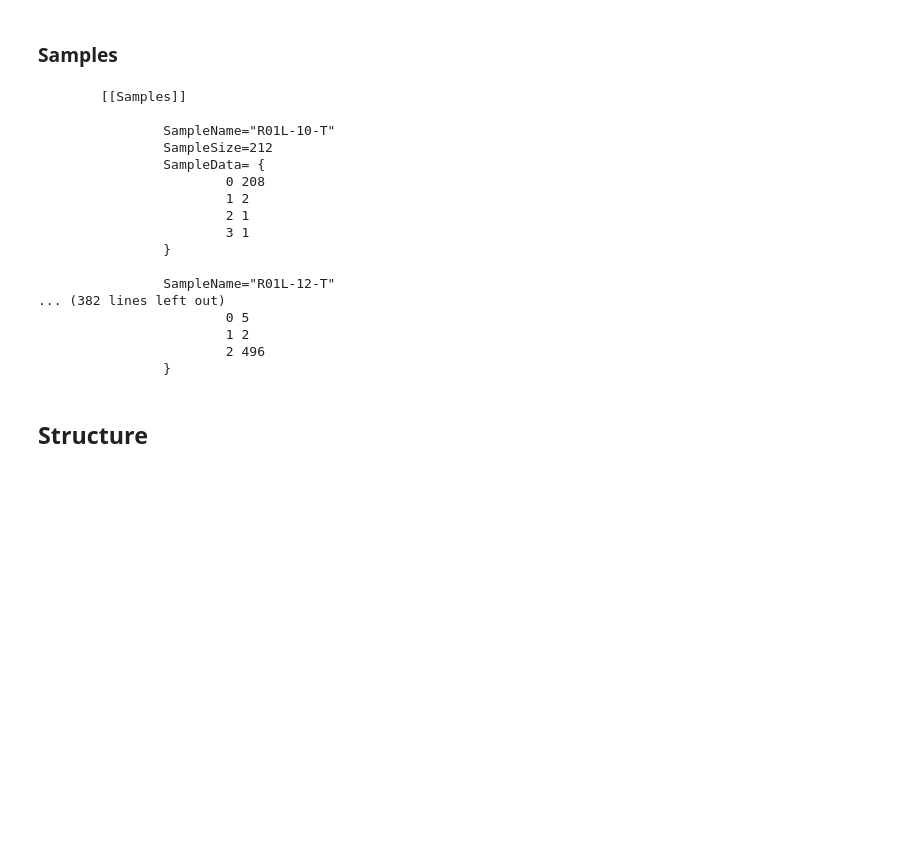
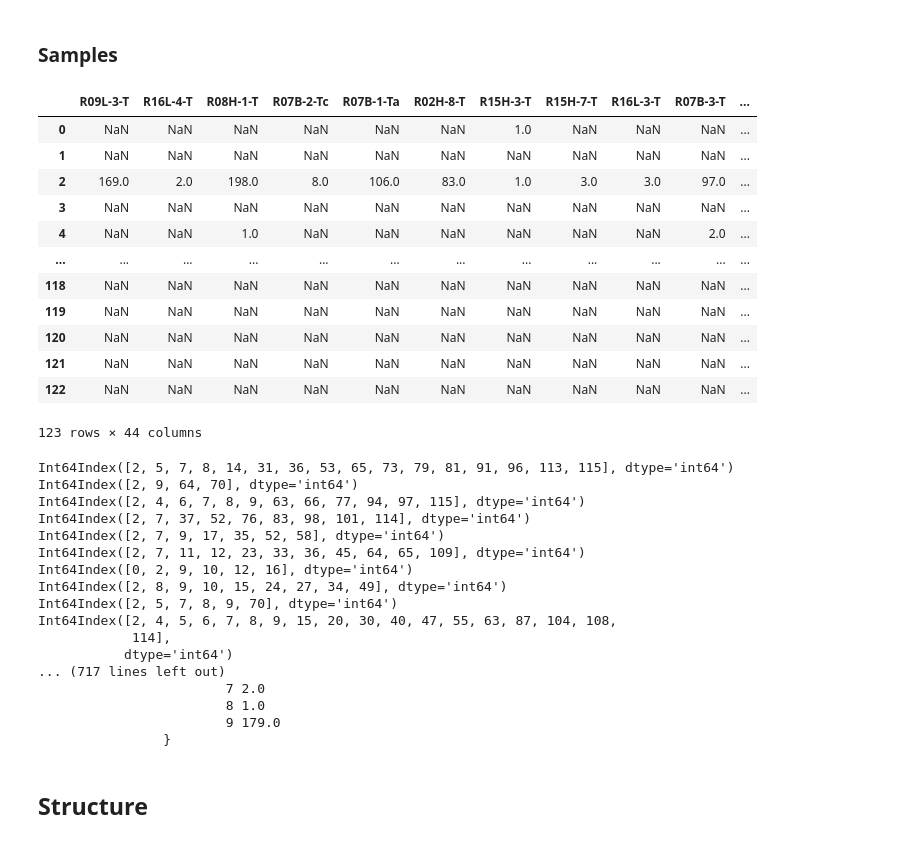
Before and after one commit to maepz/CRISPR_distance, a Jupyter notebook: Mydata/prep_for_Arlequin/Prep_arlequin_inputfiles.ipynb, the cells around one changed output. Saved outputs shown, nothing was run; the diff lists cells and outputs as text; code cells hidden in the pictures; blank space fills up the shorter version.

```diff
--- a/Mydata/prep_for_Arlequin/Prep_arlequin_inputfiles.ipynb
+++ b/Mydata/prep_for_Arlequin/Prep_arlequin_inputfiles.ipynb
@@ -89,40 +90,67 @@ entry+=dist_section+'\n'
 # %% [markdown]
 ### Samples
+# %%
+file='/Users/maeperez/Desktop/CRISPR_R/ALLCRISPRs_haplo_matches_at_5_dist_V6_sorted.txt'
+pop=pd.read_csv(file,header=0,sep=',',index_col=0)
+
+header_dist='\t[[Samples]]\n'
+
+sample_section=header_dist+'\n'
+pop.shape
+pop=pop.drop(10)
+pop.shape
+pop=pop.reset_index()
+pop=pop.iloc[:,2:]
+# pop[:10]
+
+#########
+# pop=pop[:10]
+file='/Users/maeperez/Desktop/CRISPR_R/ALLCRISPRs_haplo_matches_at_5_dist_V6_sorted.txt'
+pop
+# %% [output]
+|  | R09L-3-T | R16L-4-T | R08H-1-T | R07B-2-Tc | R07B-1-Ta | R02H-8-T | R15H-3-T | R15H-7-T | R16L-3-T | R07B-3-T | ... |
+| 0 | NaN | NaN | NaN | NaN | NaN | NaN | 1.0 | NaN | NaN | NaN | ... |
+| 1 | NaN | NaN | NaN | NaN | NaN | NaN | NaN | NaN | NaN | NaN | ... |
+| 2 | 169.0 | 2.0 | 198.0 | 8.0 | 106.0 | 83.0 | 1.0 | 3.0 | 3.0 | 97.0 | ... |
+| 3 | NaN | NaN | NaN | NaN | NaN | NaN | NaN | NaN | NaN | NaN | ... |
+| 4 | NaN | NaN | 1.0 | NaN | NaN | NaN | NaN | NaN | NaN | 2.0 | ... |
+| ... | ... | ... | ... | ... | ... | ... | ... | ... | ... | ... | ... |
+| 118 | NaN | NaN | NaN | NaN | NaN | NaN | NaN | NaN | NaN | NaN | ... |
+| 119 | NaN | NaN | NaN | NaN | NaN | NaN | NaN | NaN | NaN | NaN | ... |
+| 120 | NaN | NaN | NaN | NaN | NaN | NaN | NaN | NaN | NaN | NaN | ... |
+| 121 | NaN | NaN | NaN | NaN | NaN | NaN | NaN | NaN | NaN | NaN | ... |
+| 122 | NaN | NaN | NaN | NaN | NaN | NaN | NaN | NaN | NaN | NaN | ... |
+123 rows × 44 columns
 # %%
-file='arrays_with_at_least_5percent_in_reads'
-pop=pd.read_csv(file+'.popcounts',header=0,sep='\t',index_col=0)
-
-header_dist='\t[[Samples]]\n'
-
-sample_section=header_dist+'\n'
 for col in pop.columns:
     sample_section+='\t\tSampleName="'+col+'"'+'\n'+'\t\tSampleSize='+str(sum(pop[col][pop[col]>0]))+'\n\t\tSampleData= {\n'
 #     values=(pop[col][pop[col]>0].to_string())+'\n}\n\n'
     subset=pop[col][pop[col]>0]
-    values='\t\t\t'+'\n\t\t\t'.join([' '.join(map(str,[pop.index[i],subset.iloc[i]])) for i in range(len(subset))])
-
+    print(subset.index)
+    values='\t\t\t'+'\n\t\t\t'.join([' '.join(map(str,[subset.index[i],subset.iloc[i]])) for i in range(len(subset))])
+#     print(values)
     sample_section+=values+'\n\t\t}\n\n'
 
 print(sample_section)
 entry+=sample_section+'\n'
 # %% [output]
-        [[Samples]]
-
-                SampleName="R01L-10-T"
-                SampleSize=212
-                SampleData= {
-                        0 208
-                        1 2
-                        2 1
-                        3 1
+Int64Index([2, 5, 7, 8, 14, 31, 36, 53, 65, 73, 79, 81, 91, 96, 113, 115], dtype='int64')
+Int64Index([2, 9, 64, 70], dtype='int64')
+Int64Index([2, 4, 6, 7, 8, 9, 63, 66, 77, 94, 97, 115], dtype='int64')
+Int64Index([2, 7, 37, 52, 76, 83, 98, 101, 114], dtype='int64')
+Int64Index([2, 7, 9, 17, 35, 52, 58], dtype='int64')
+Int64Index([2, 7, 11, 12, 23, 33, 36, 45, 64, 65, 109], dtype='int64')
+Int64Index([0, 2, 9, 10, 12, 16], dtype='int64')
+Int64Index([2, 8, 9, 10, 15, 24, 27, 34, 49], dtype='int64')
+Int64Index([2, 5, 7, 8, 9, 70], dtype='int64')
+Int64Index([2, 4, 5, 6, 7, 8, 9, 15, 20, 30, 40, 47, 55, 63, 87, 104, 108,
+            114],
+           dtype='int64')
+... (717 lines left out)
+                        7 2.0
+                        8 1.0
+                        9 179.0
                 }
-
-                SampleName="R01L-12-T"
-... (382 lines left out)
-                        0 5
-                        1 2
-                        2 496
-                }
 # %%
 entry=profile_section+'\n'+header_dat+'\n'+dist_section+'\n\n'+sample_section+'\n'
 with open(file+'.arptemplate', 'w') as the_file:
```
Also changed, not shown: parts of 5 cells of this notebook, 4 other files.
